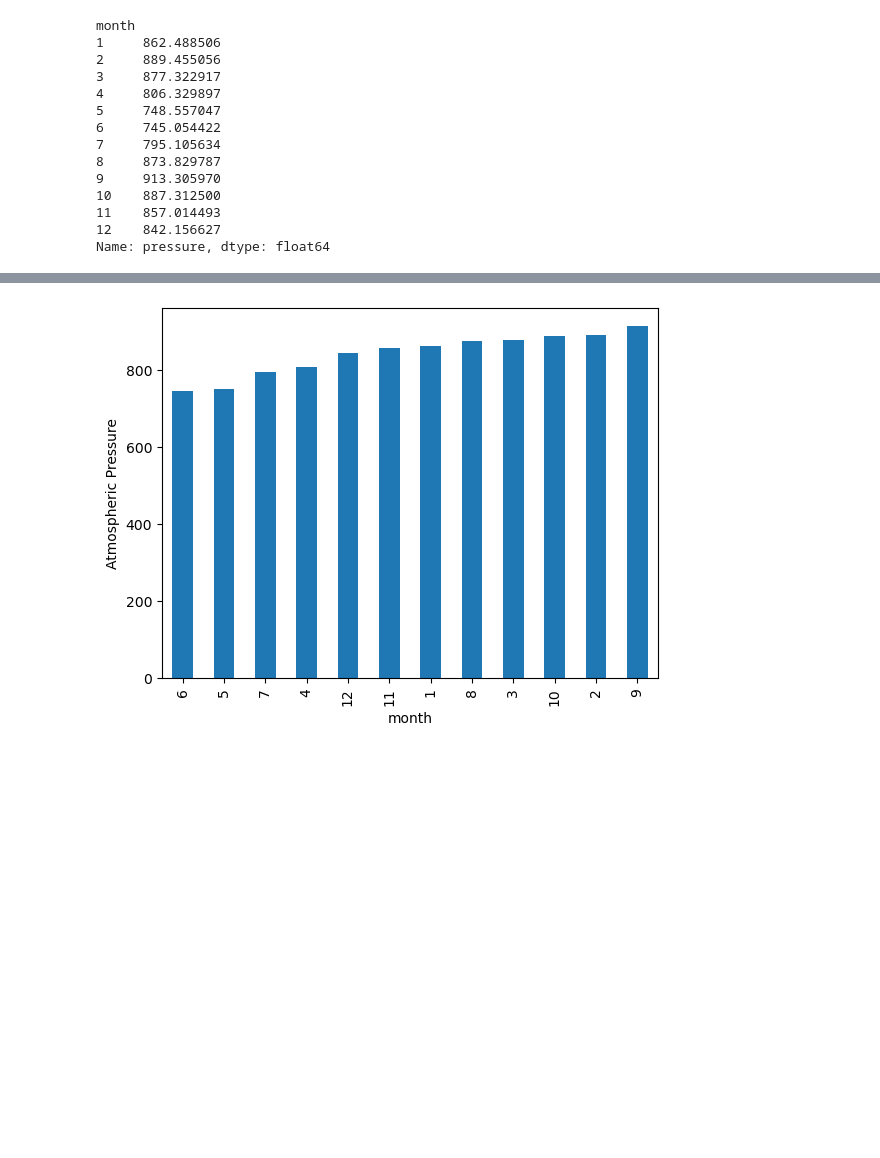
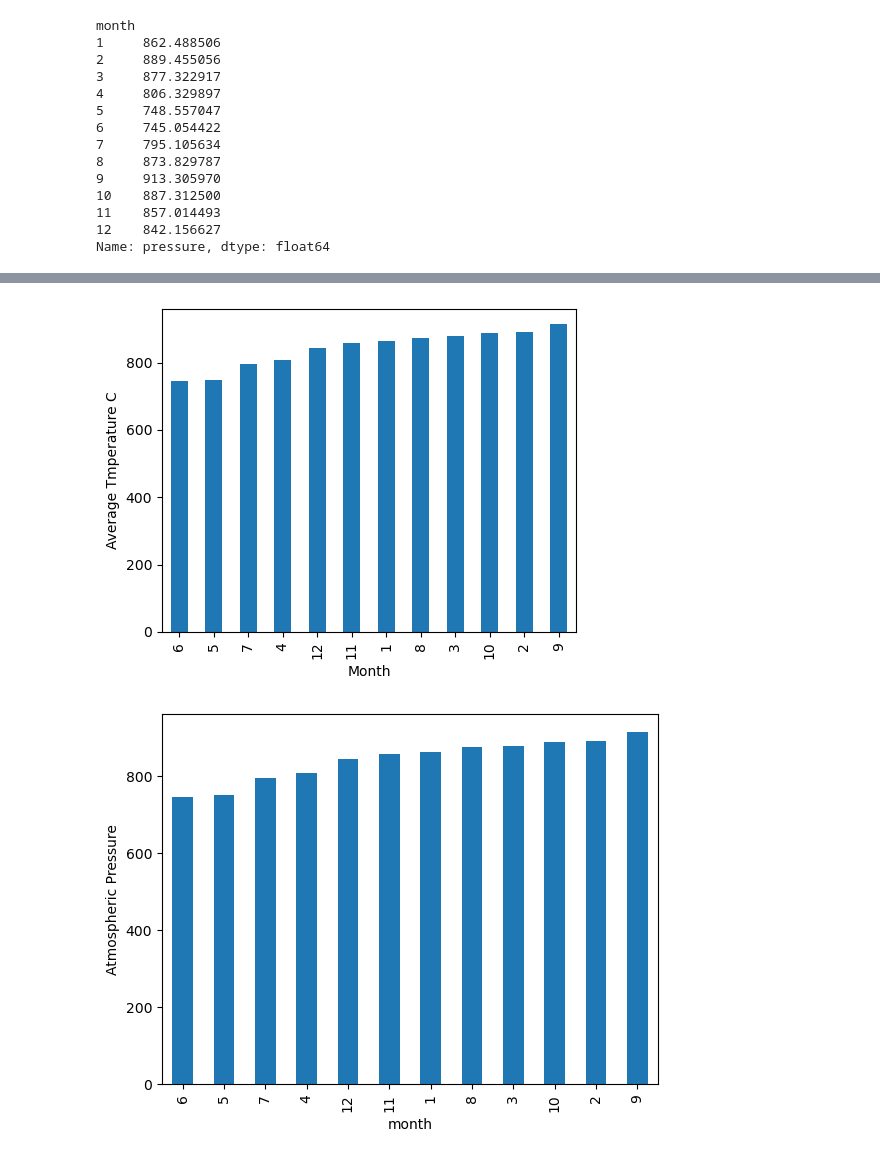
Before and after one commit to samuelhfish/Module-11-Challenge-Beautiful-Soup, a Jupyter notebook: Module 11 - Mars Challenge/part_2_mars_weather.ipynb, the cells around one changed output, grey strips where cells are left out. Saved outputs shown, nothing was run; the diff lists cells and outputs as text; code cells hidden in the pictures; blank space fills up the shorter version.

```diff
--- a/Module 11 - Mars Challenge/part_2_mars_weather.ipynb
+++ b/Module 11 - Mars Challenge/part_2_mars_weather.ipynb
@@ -217,3 +308,18 @@ Name: pressure, dtype: float64
+# %%
+# Plot the average pressure by month
+asc_average_pressure_df = average_pressure_df.sort_values(ascending=True)
+
+# Create a bar chart based off of the group series from before
+avg_pressure_asc_chart = asc_average_pressure_df.plot(kind='bar', figsize=(5,4))
+
+# Set the xlabel and ylabel using class methods
+avg_pressure_asc_chart.set_xlabel("Month")
+avg_pressure_asc_chart.set_ylabel("Average Tmperature C")
+
+plt.tight_layout()
+plt.show()
+# %% [output]
+[figure, added]
 # %%
 # Plot the average pressure by month
 # %% [output]
```
Also changed, not shown: parts of 19 cells of this notebook, 1 other file.
